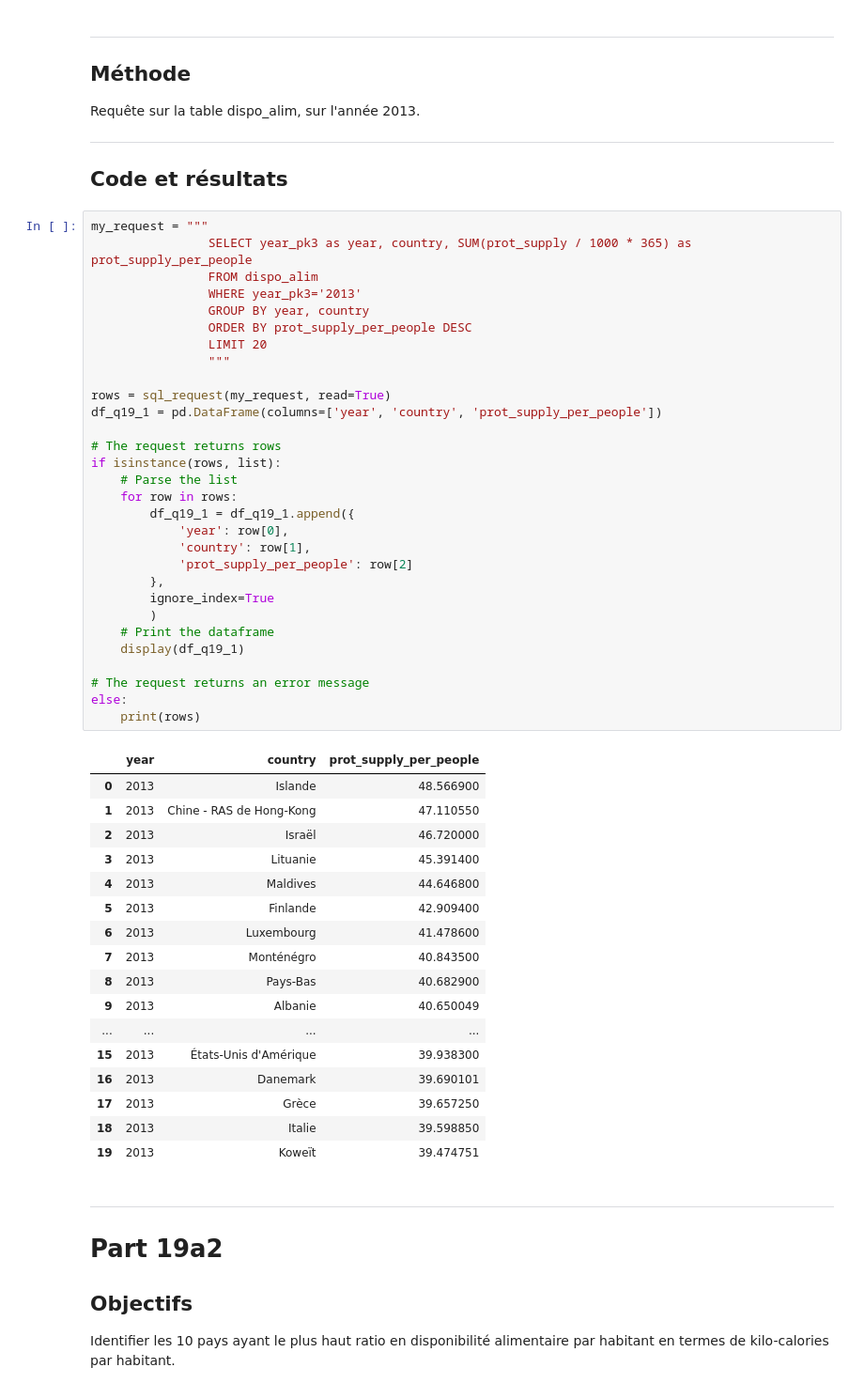
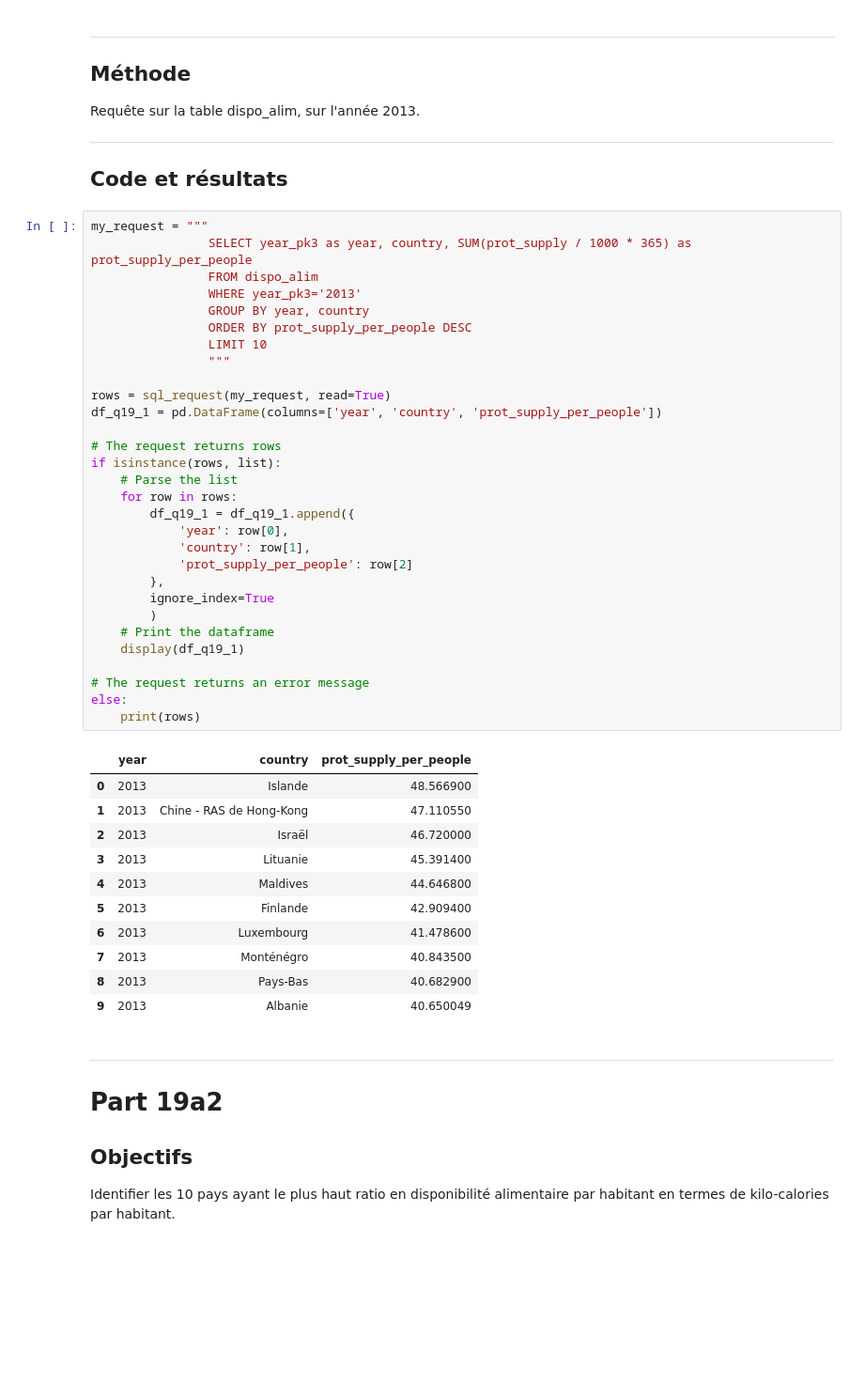
Before and after one commit to nicodesh/fao-study, a Jupyter notebook: Part2.ipynb, the cells around one changed output. Shown at 94% size. Drawn from its saved outputs; the diff is of its cells as text; blank space fills up the shorter version.

```diff
--- a/Part2.ipynb
+++ b/Part2.ipynb
@@ -669,7 +674,7 @@ my_request = """
                 WHERE year_pk3='2013'
                 GROUP BY year, country
                 ORDER BY prot_supply_per_people DESC
-                LIMIT 20
+                LIMIT 10
                 """
 
 rows = sql_request(my_request, read=True)
@@ -677,39 +682,33 @@ df_q19_1 = pd.DataFrame(columns=['year', 'country', 'prot_supply_per_people'])
 
 # The request returns rows
 if isinstance(rows, list):
     # Parse the list
     for row in rows:
         df_q19_1 = df_q19_1.append({
             'year': row[0],
             'country': row[1],
             'prot_supply_per_people': row[2]
         },
         ignore_index=True
         )
     # Print the dataframe
     display(df_q19_1)
 
 # The request returns an error message
 else:
     print(rows)
 # %% [output]
 |  | year | country | prot_supply_per_people |
 | 0 | 2013 | Islande | 48.566900 |
 | 1 | 2013 | Chine - RAS de Hong-Kong | 47.110550 |
 | 2 | 2013 | Israël | 46.720000 |
 | 3 | 2013 | Lituanie | 45.391400 |
 | 4 | 2013 | Maldives | 44.646800 |
 | 5 | 2013 | Finlande | 42.909400 |
 | 6 | 2013 | Luxembourg | 41.478600 |
 | 7 | 2013 | Monténégro | 40.843500 |
 | 8 | 2013 | Pays-Bas | 40.682900 |
 | 9 | 2013 | Albanie | 40.650049 |
-| ... | ... | ... | ... |
-| 15 | 2013 | États-Unis d'Amérique | 39.938300 |
-| 16 | 2013 | Danemark | 39.690101 |
-| 17 | 2013 | Grèce | 39.657250 |
-| 18 | 2013 | Italie | 39.598850 |
-| 19 | 2013 | Koweït | 39.474751 |
 # %% [markdown]
 ___
 
```
Also changed, not shown: parts of 2 cells of this notebook, 1 other file.
